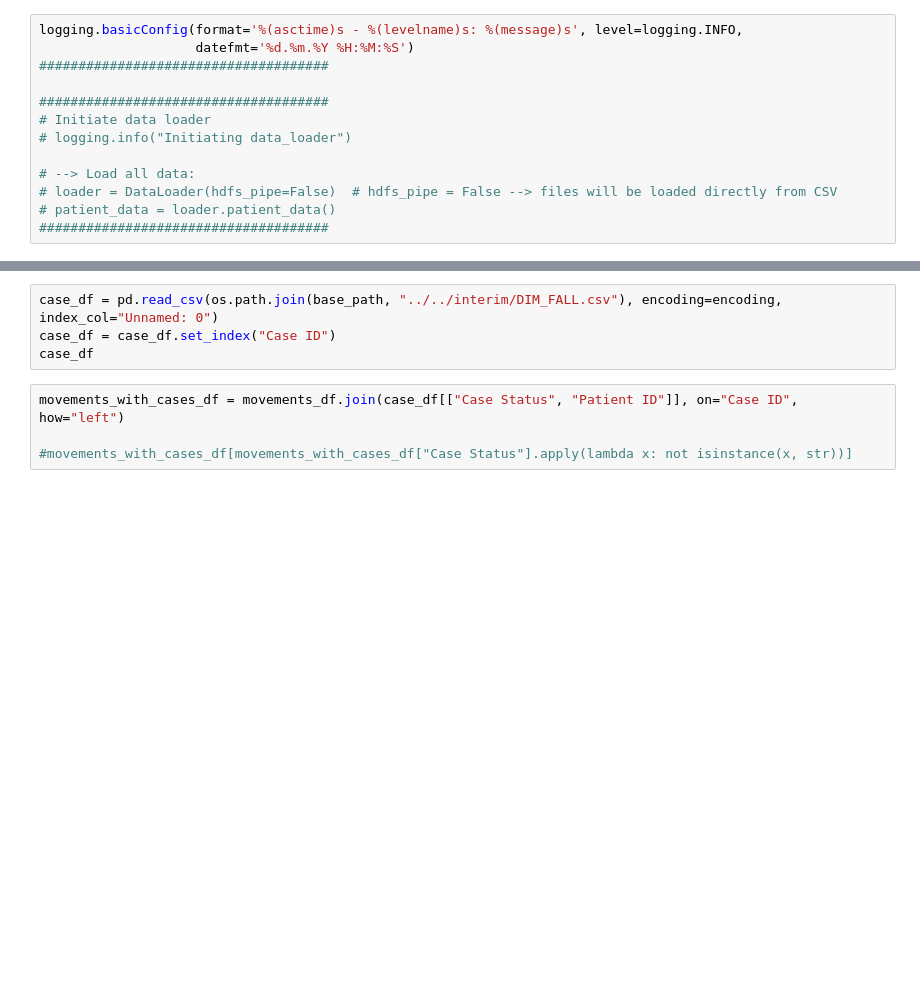
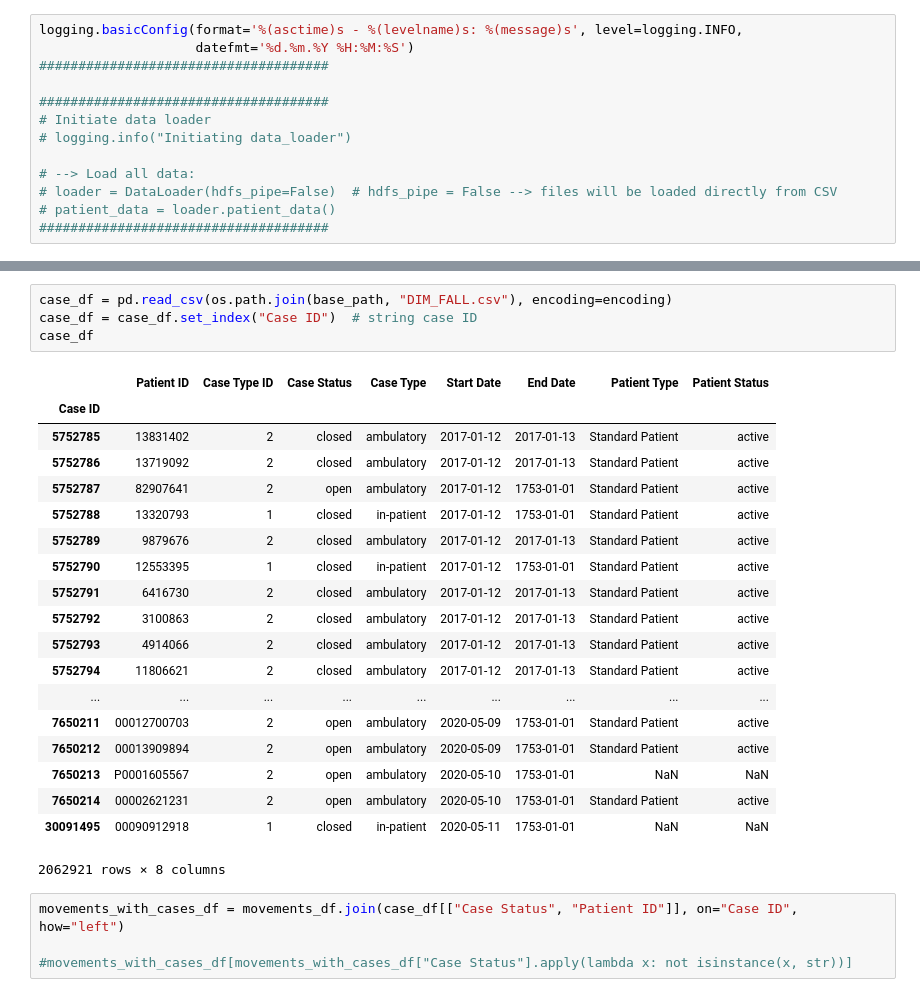
Before and after one commit to IDSC-io/vre-spark, a Jupyter notebook: src/visualization/visualize_movements.ipynb, the cells around one changed output, grey strips where cells are left out. Drawn from its saved outputs; the diff is of its cells as text; blank space fills up the shorter version.

```diff
--- a/src/visualization/visualize_movements.ipynb
+++ b/src/visualization/visualize_movements.ipynb
@@ -78,7 +102,27 @@ movements_df["Begin Datetime"].groupby([movements_df["Begin Datetime"].dt.year,
 # %%
-case_df = pd.read_csv(os.path.join(base_path, "../../interim/DIM_FALL.csv"), encoding=encoding, index_col="Unnamed: 0")
-case_df = case_df.set_index("Case ID")
+case_df = pd.read_csv(os.path.join(base_path, "DIM_FALL.csv"), encoding=encoding)
+case_df = case_df.set_index("Case ID")  # string case ID
 case_df
+# %% [output]
+|  | Patient ID | Case Type ID | Case Status | Case Type | Start Date | End Date | Patient Type | Patient Status |
+| Case ID |  |  |  |  |  |  |  |  |
+| 5752785 | 13831402 | 2 | closed | ambulatory | 2017-01-12 | 2017-01-13 | Standard Patient | active |
+| 5752786 | 13719092 | 2 | closed | ambulatory | 2017-01-12 | 2017-01-13 | Standard Patient | active |
+| 5752787 | 82907641 | 2 | open | ambulatory | 2017-01-12 | 1753-01-01 | Standard Patient | active |
+| 5752788 | 13320793 | 1 | closed | in-patient | 2017-01-12 | 1753-01-01 | Standard Patient | active |
+| 5752789 | 9879676 | 2 | closed | ambulatory | 2017-01-12 | 2017-01-13 | Standard Patient | active |
+| 5752790 | 12553395 | 1 | closed | in-patient | 2017-01-12 | 1753-01-01 | Standard Patient | active |
+| 5752791 | 6416730 | 2 | closed | ambulatory | 2017-01-12 | 2017-01-13 | Standard Patient | active |
+| 5752792 | 3100863 | 2 | closed | ambulatory | 2017-01-12 | 2017-01-13 | Standard Patient | active |
+| 5752793 | 4914066 | 2 | closed | ambulatory | 2017-01-12 | 2017-01-13 | Standard Patient | active |
+| 5752794 | 11806621 | 2 | closed | ambulatory | 2017-01-12 | 2017-01-13 | Standard Patient | active |
+| ... | ... | ... | ... | ... | ... | ... | ... | ... |
+| 7650211 | 00012700703 | 2 | open | ambulatory | 2020-05-09 | 1753-01-01 | Standard Patient | active |
+| 7650212 | 00013909894 | 2 | open | ambulatory | 2020-05-09 | 1753-01-01 | Standard Patient | active |
+| 7650213 | P0001605567 | 2 | open | ambulatory | 2020-05-10 | 1753-01-01 | NaN | NaN |
+| 7650214 | 00002621231 | 2 | open | ambulatory | 2020-05-10 | 1753-01-01 | Standard Patient | active |
+| 30091495 | 00090912918 | 1 | closed | in-patient | 2020-05-11 | 1753-01-01 | NaN | NaN |
+2062921 rows × 8 columns
 # %%
 movements_with_cases_df = movements_df.join(case_df[["Case Status", "Patient ID"]], on="Case ID", how="left")
 
```
Also changed, not shown: parts of 12 cells of this notebook.
